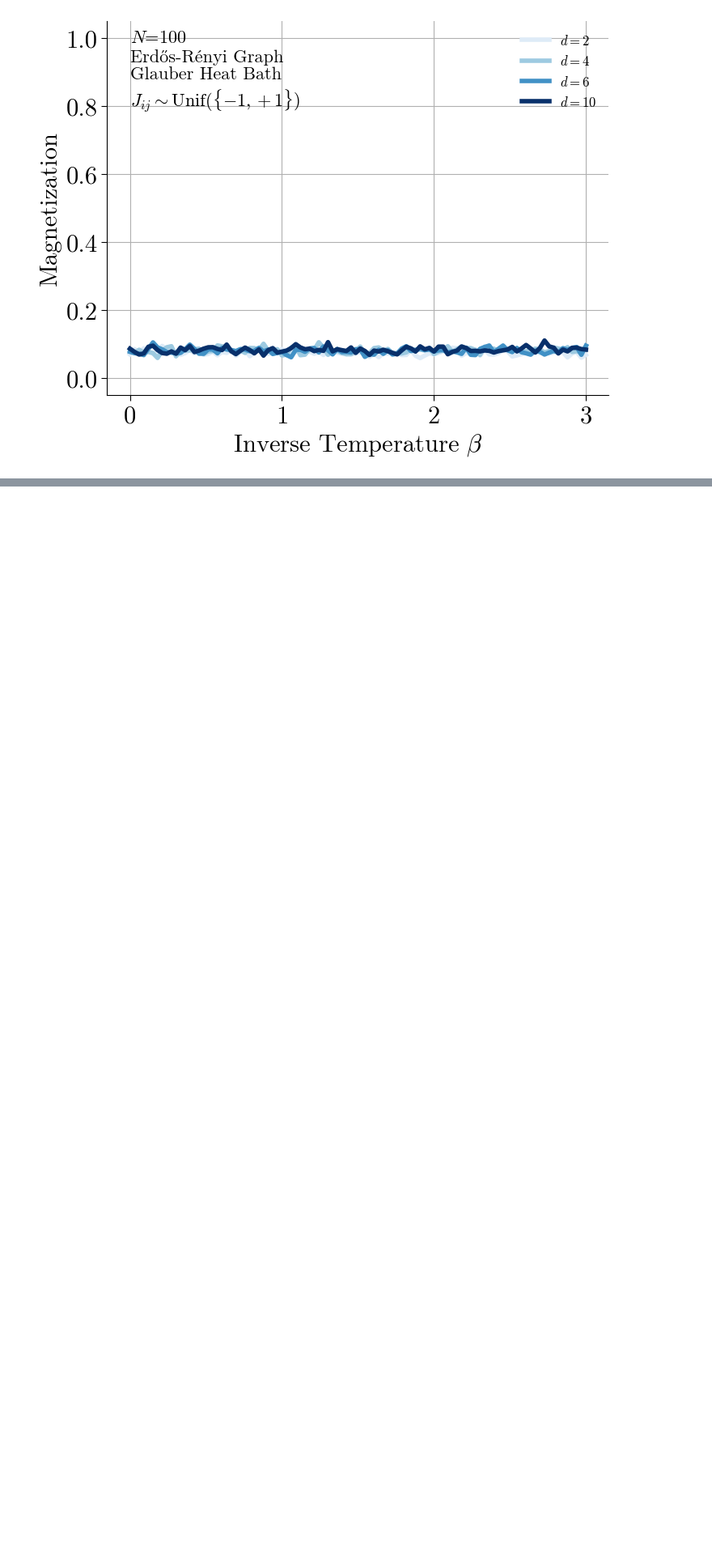
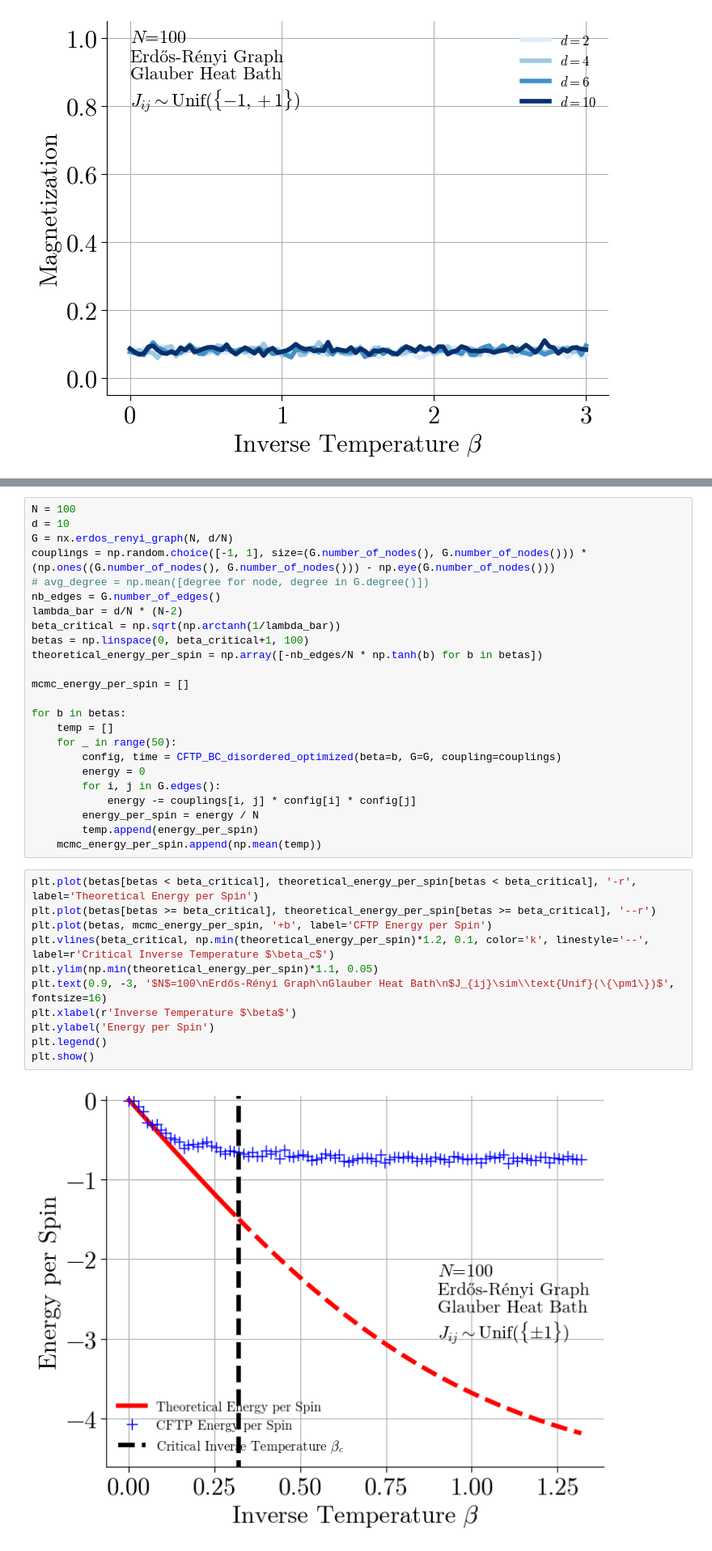
Before and after one commit to LukasPeron/Propp-Wilson-disordered-spins-systems, a Jupyter notebook: preli_work/true_algo_disordered_spins.ipynb, the cells around one changed output, grey strips where cells are left out. Shown at 81% size. Saved outputs shown, nothing was run; the diff lists cells and outputs as text; blank space fills up the shorter version.

Commit message:
latest update : test on energy per spin for spin glass on ER : not very conclusive.

```diff
--- a/preli_work/true_algo_disordered_spins.ipynb
+++ b/preli_work/true_algo_disordered_spins.ipynb
@@ -364,0 +373,37 @@ plt.show()
+# %%
+N = 100
+d = 10
+G = nx.erdos_renyi_graph(N, d/N)
+couplings = np.random.choice([-1, 1], size=(G.number_of_nodes(), G.number_of_nodes())) * (np.ones((G.number_of_nodes(), G.number_of_nodes())) - np.eye(G.number_of_nodes()))
+# avg_degree = np.mean([degree for node, degree in G.degree()])
+nb_edges = G.number_of_edges()
+lambda_bar = d/N * (N-2)
+beta_critical = np.sqrt(np.arctanh(1/lambda_bar))
+betas = np.linspace(0, beta_critical+1, 100)
+theoretical_energy_per_spin = np.array([-nb_edges/N * np.tanh(b) for b in betas])
+
+mcmc_energy_per_spin = []
+
+for b in betas:
+    temp = []
+    for _ in range(50):
+        config, time = CFTP_BC_disordered_optimized(beta=b, G=G, coupling=couplings)
+        energy = 0
+        for i, j in G.edges():
+            energy -= couplings[i, j] * config[i] * config[j]
+        energy_per_spin = energy / N
+        temp.append(energy_per_spin)
+    mcmc_energy_per_spin.append(np.mean(temp))
+# %%
+plt.plot(betas[betas < beta_critical], theoretical_energy_per_spin[betas < beta_critical], '-r', label='Theoretical Energy per Spin')
+plt.plot(betas[betas >= beta_critical], theoretical_energy_per_spin[betas >= beta_critical], '--r')
+plt.plot(betas, mcmc_energy_per_spin, '+b', label='CFTP Energy per Spin')
+plt.vlines(beta_critical, np.min(theoretical_energy_per_spin)*1.2, 0.1, color='k', linestyle='--', label=r'Critical Inverse Temperature $\beta_c$')
+plt.ylim(np.min(theoretical_energy_per_spin)*1.1, 0.05)
+plt.text(0.9, -3, '$N$=100\nErdős-Rényi Graph\nGlauber Heat Bath\n$J_{ij}\sim\\text{Unif}(\{\pm1\})$', fontsize=16)
+plt.xlabel(r'Inverse Temperature $\beta$')
+plt.ylabel('Energy per Spin')
+plt.legend()
+plt.show()
+# %% [output]
+[figure, added]
```
Also changed, not shown: parts of 1 cell of this notebook.
